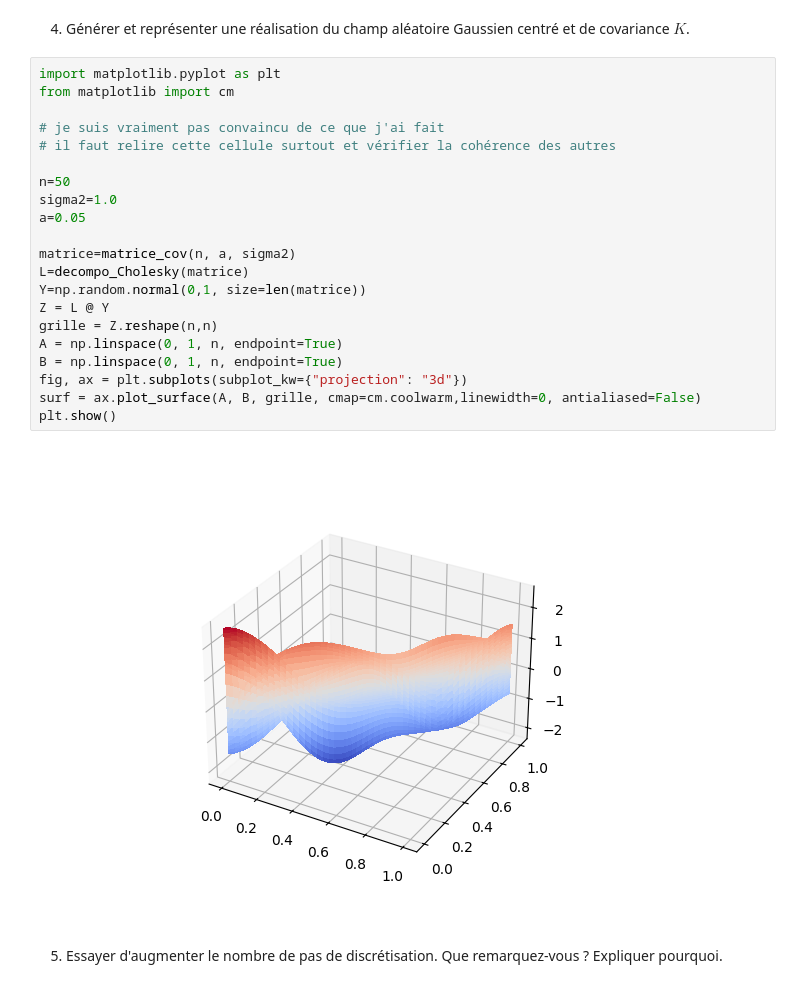
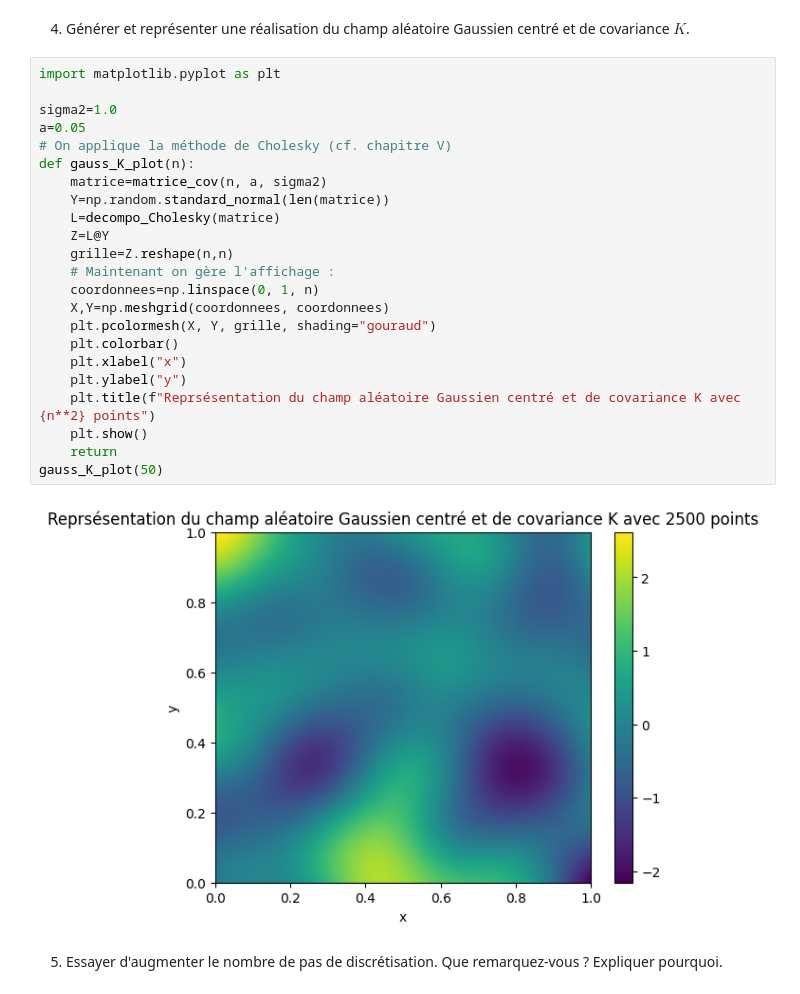
Before and after one commit to noamguillou/Projet-Probabilites, a Jupyter notebook: Pablo.ipynb, the cells around one changed output. Saved outputs shown, nothing was run; the diff lists cells and outputs as text.

```diff
--- a/Pablo.ipynb
+++ b/Pablo.ipynb
@@ -76,28 +71,30 @@ def decompo_Cholesky(matrice):
     return np.linalg.cholesky(matrice) # calcul de la décomposition de Cholesky
 # %% [markdown]
 4. Générer et représenter une réalisation du champ aléatoire Gaussien centré et de covariance $K$.
-# %%
-import matplotlib.pyplot as plt
-from matplotlib import cm
-
-# je suis vraiment pas convaincu de ce que j'ai fait
-# il faut relire cette cellule surtout et vérifier la cohérence des autres
-
-n=50
-sigma2=1.0
-a=0.05
-
-matrice=matrice_cov(n, a, sigma2)
-L=decompo_Cholesky(matrice)
-Y=np.random.normal(0,1, size=len(matrice))
-Z = L @ Y
-grille = Z.reshape(n,n)
-A = np.linspace(0, 1, n, endpoint=True)
-B = np.linspace(0, 1, n, endpoint=True)
-fig, ax = plt.subplots(subplot_kw={"projection": "3d"})
-surf = ax.plot_surface(A, B, grille, cmap=cm.coolwarm,linewidth=0, antialiased=False)
-plt.show()
-# %% [output]
-[figure, removed]
+# %%
+import matplotlib.pyplot as plt
+
+sigma2=1.0
+a=0.05
+# On applique la méthode de Cholesky (cf. chapitre V)
+def gauss_K_plot(n):
+    matrice=matrice_cov(n, a, sigma2)
+    Y=np.random.standard_normal(len(matrice))
+    L=decompo_Cholesky(matrice)
+    Z=L@Y
+    grille=Z.reshape(n,n)
+    # Maintenant on gère l'affichage :
+    coordonnees=np.linspace(0, 1, n)
+    X,Y=np.meshgrid(coordonnees, coordonnees)
+    plt.pcolormesh(X, Y, grille, shading="gouraud")
+    plt.colorbar()
+    plt.xlabel("x")
+    plt.ylabel("y")
+    plt.title(f"Reprsésentation du champ aléatoire Gaussien centré et de covariance K avec {n**2} points")
+    plt.show()
+    return
+gauss_K_plot(50)
+# %% [output]
+[figure, added]
 # %% [markdown]
 5. Essayer d'augmenter le nombre de pas de discrétisation. Que remarquez-vous ? Expliquer pourquoi.
```
Also changed, not shown: parts of 9 cells of this notebook.
